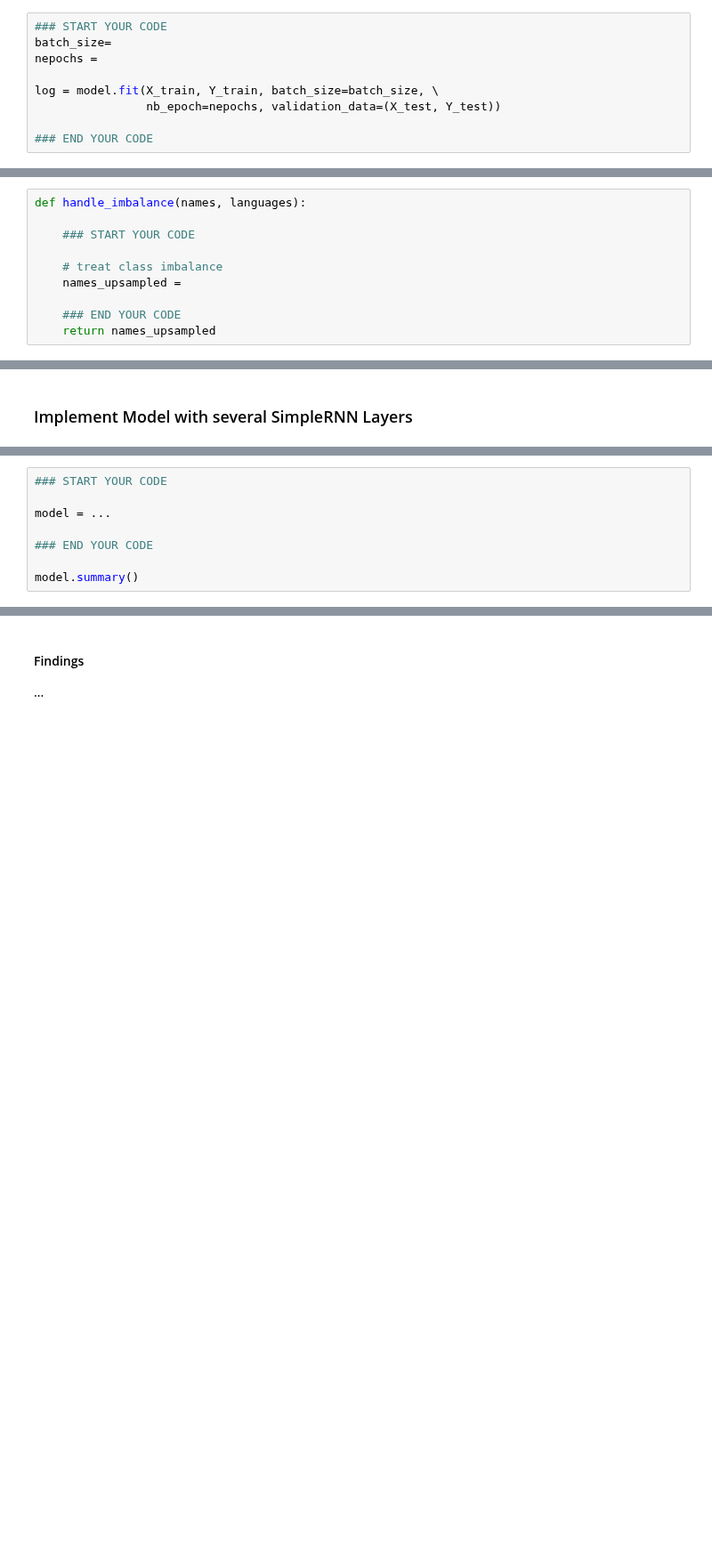
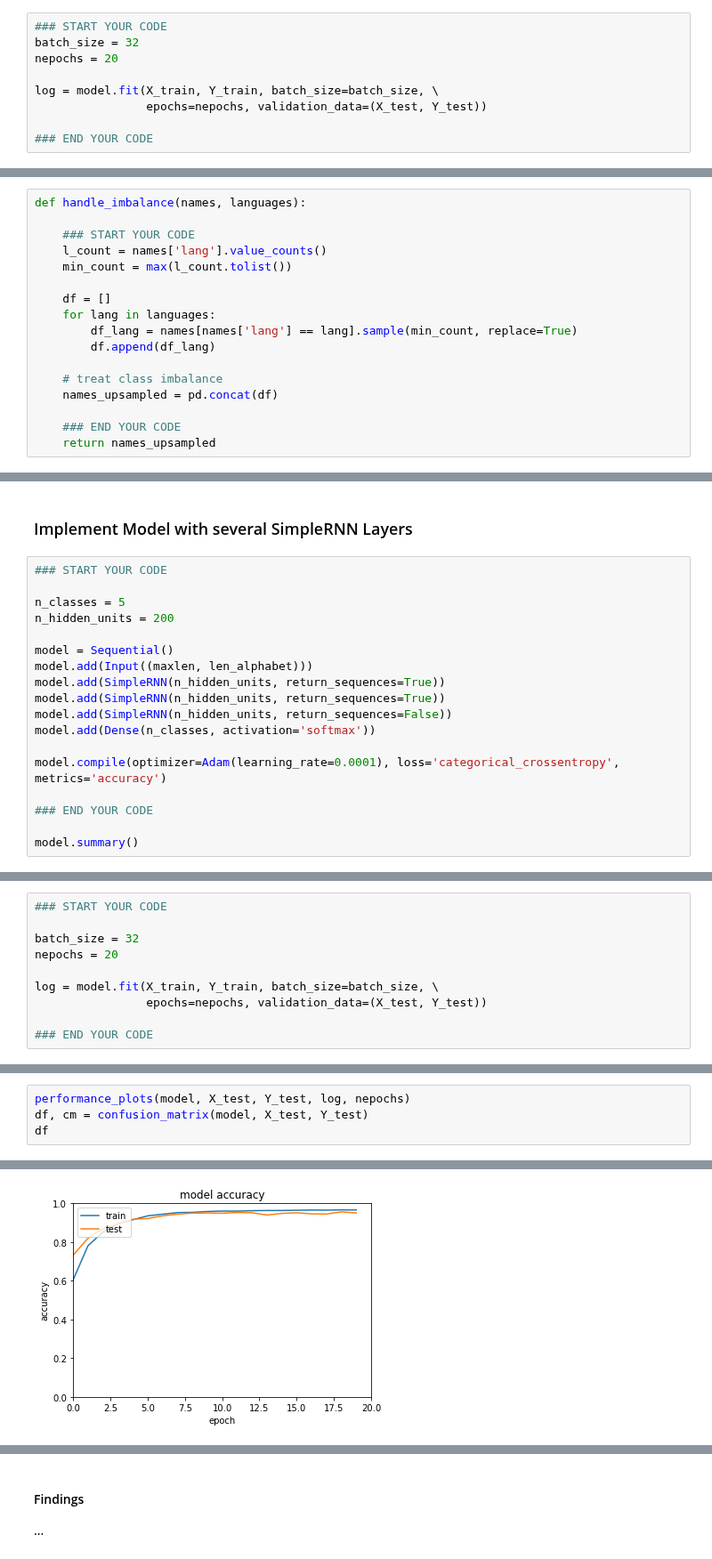
Before and after one commit to FabianGroeger96/mse-deep-learning, a Jupyter notebook: SW11/name_classification/name_classification-stud.ipynb, the cells around one changed output, grey strips where cells are left out. Shown at 89% size. Cells and saved outputs as stored; diff of their text form; blank space fills up the shorter version.

```diff
--- a/SW11/name_classification/name_classification-stud.ipynb
+++ b/SW11/name_classification/name_classification-stud.ipynb
@@ -229,10 +249,10 @@ model.summary()
 # %%
 ### START YOUR CODE
-batch_size=
-nepochs =
+batch_size = 32
+nepochs = 20
 
 log = model.fit(X_train, Y_train, batch_size=batch_size, \
-                nb_epoch=nepochs, validation_data=(X_test, Y_test))
+                epochs=nepochs, validation_data=(X_test, Y_test))
 
 ### END YOUR CODE
 # %% [output]
@@ -267,9 +300,16 @@ One way to compensate for that would be to use resampling.
 def handle_imbalance(names, languages):
 
     ### START YOUR CODE
+    l_count = names['lang'].value_counts()
+    min_count = max(l_count.tolist())
+
+    df = []
+    for lang in languages:
+        df_lang = names[names['lang'] == lang].sample(min_count, replace=True)
+        df.append(df_lang)
 
     # treat class imbalance
-    names_upsampled =
+    names_upsampled = pd.concat(df)
 
     ### END YOUR CODE
     return names_upsampled
@@ -318,3 +417,21 @@ Y_test = ...
 ....
 # %% [markdown]
 ### Implement Model with several SimpleRNN Layers
+# %%
+### START YOUR CODE
+
+n_classes = 5
+n_hidden_units = 200
+
+model = Sequential()
+model.add(Input((maxlen, len_alphabet)))
+model.add(SimpleRNN(n_hidden_units, return_sequences=True))
+model.add(SimpleRNN(n_hidden_units, return_sequences=True))
+model.add(SimpleRNN(n_hidden_units, return_sequences=False))
+model.add(Dense(n_classes, activation='softmax'))
+
+model.compile(optimizer=Adam(learning_rate=0.0001), loss='categorical_crossentropy', metrics='accuracy')
+
+### END YOUR CODE
+
+model.summary()
@@ -321,8 +455,10 @@ Y_test = ...
 # %%
 ### START YOUR CODE
 
-model = ...
+batch_size = 32
+nepochs = 20
+
+log = model.fit(X_train, Y_train, batch_size=batch_size, \
+                epochs=nepochs, validation_data=(X_test, Y_test))
 
 ### END YOUR CODE
-
-model.summary()
@@ -334,0 +483,5 @@ model.summary()
+# %%
+performance_plots(model, X_test, Y_test, log, nepochs)
+df, cm = confusion_matrix(model, X_test, Y_test)
+df
+# %% [output]
@@ -334,0 +492 @@ model.summary()
+[figure, added]
```
Also changed, not shown: parts of 21 cells of this notebook.
